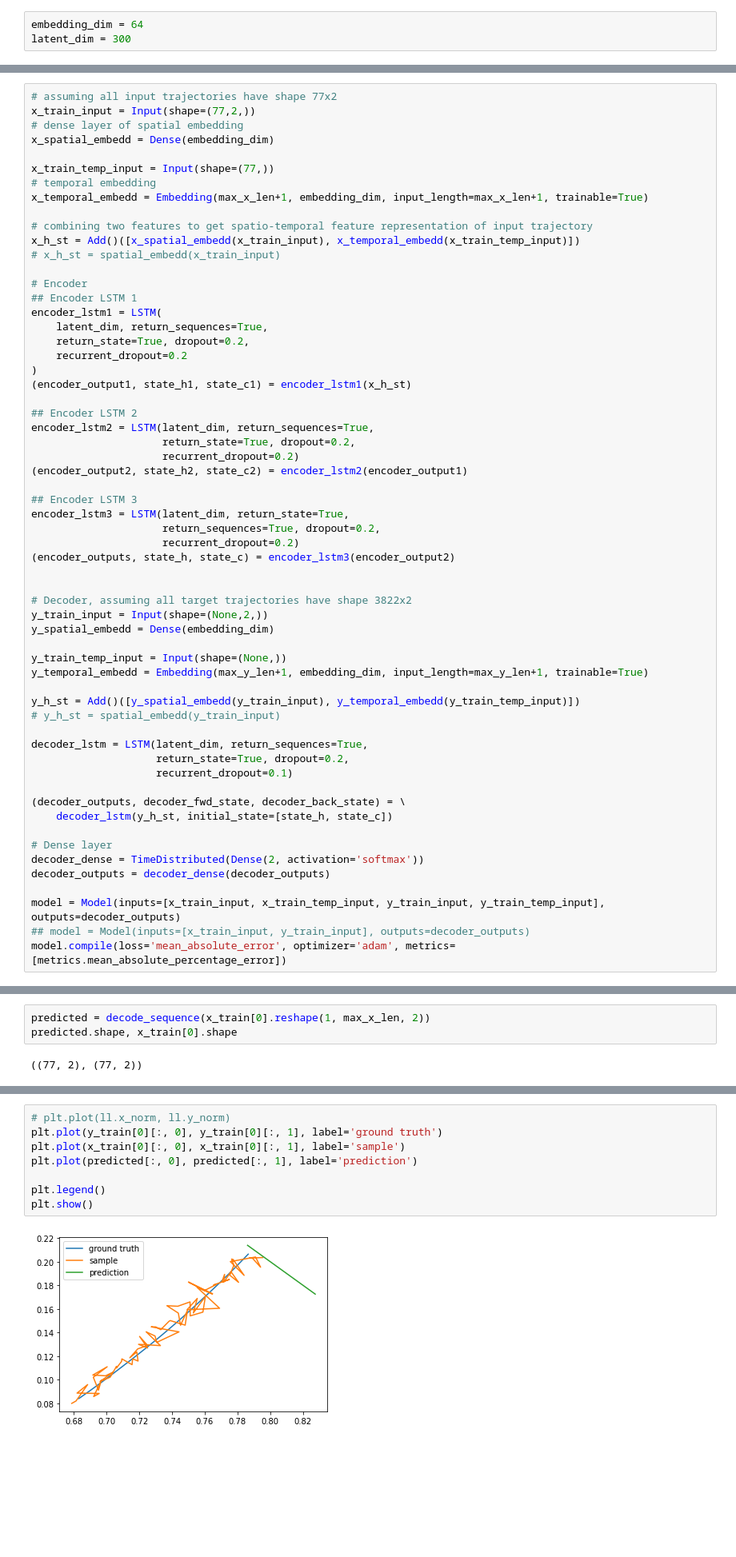
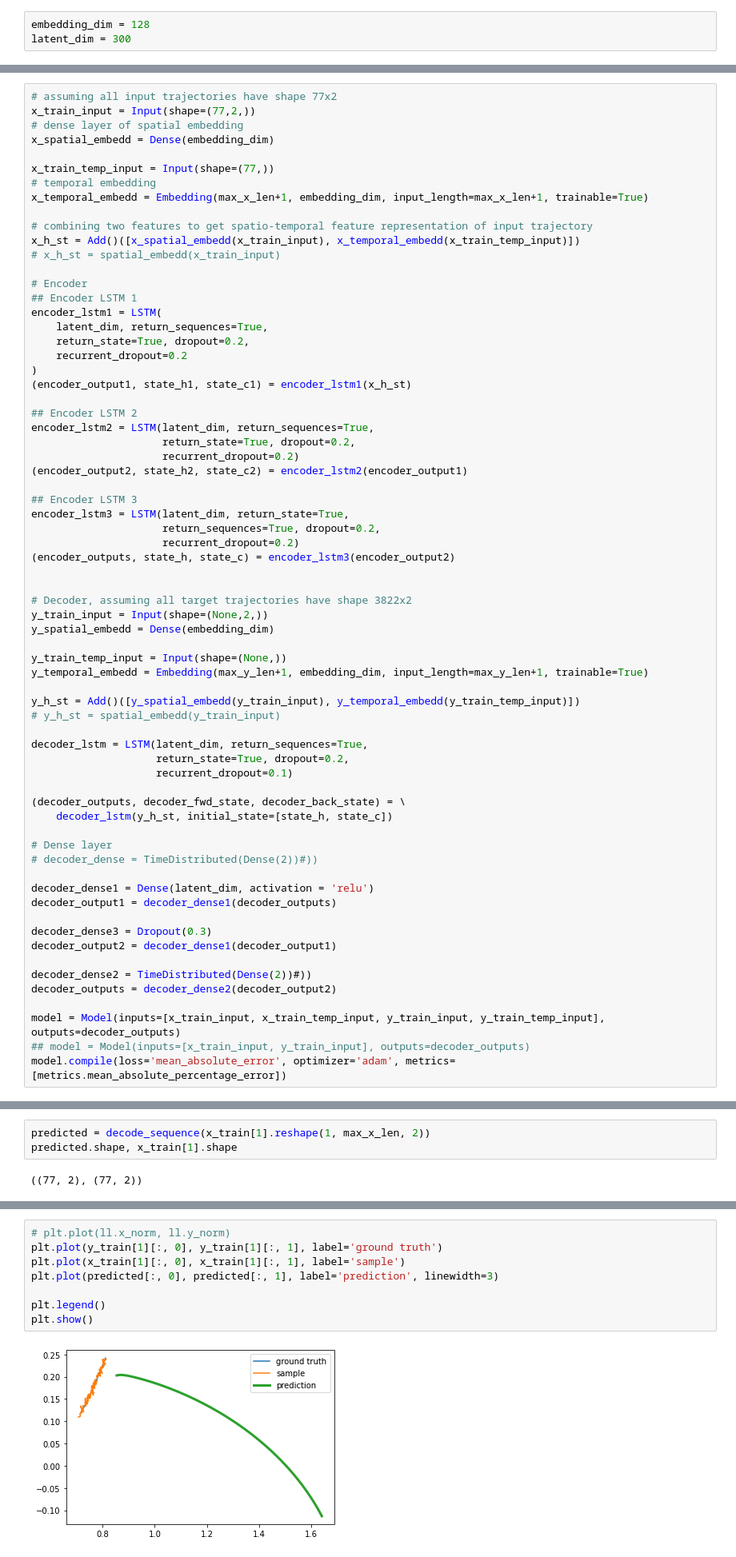
Before and after one commit to jarviskroos7/PATH_vehicle_localization, a Jupyter notebook: code/lstm_baseline.ipynb, the cells around one changed output, grey strips where cells are left out. Shown at 80% size. Saved outputs shown, nothing was run; the diff lists cells and outputs as text; blank space fills up the shorter version.

```diff
--- a/code/lstm_baseline.ipynb
+++ b/code/lstm_baseline.ipynb
@@ -138,7 +138,7 @@ x_train.shape, x_val.shape
 # %% [output]
 TensorShape([450, 77, 64])
 # %%
-embedding_dim = 64
+embedding_dim = 128
 latent_dim = 300
 # %% [markdown]
 ### network architecture
@@ -196,8 +196,16 @@ decoder_lstm = LSTM(latent_dim, return_sequences=True,
     decoder_lstm(y_h_st, initial_state=[state_h, state_c])
 
 # Dense layer
-decoder_dense = TimeDistributed(Dense(2, activation='softmax'))
-decoder_outputs = decoder_dense(decoder_outputs)
+# decoder_dense = TimeDistributed(Dense(2))#))
+
+decoder_dense1 = Dense(latent_dim, activation = 'relu')
+decoder_output1 = decoder_dense1(decoder_outputs)
+
+decoder_dense3 = Dropout(0.3)
+decoder_output2 = decoder_dense1(decoder_output1)
+
+decoder_dense2 = TimeDistributed(Dense(2))#))
+decoder_outputs = decoder_dense2(decoder_output2)
 
 model = Model(inputs=[x_train_input, x_train_temp_input, y_train_input, y_train_temp_input], outputs=decoder_outputs)
 ## model = Model(inputs=[x_train_input, y_train_input], outputs=decoder_outputs)
@@ -367,7 +358,7 @@ def decode_sequence(input_traj, pred_traj_length=77):
 
     return pred_traj
 # %%
-predicted = decode_sequence(x_train[0].reshape(1, max_x_len, 2))
-predicted.shape, x_train[0].shape
+predicted = decode_sequence(x_train[1].reshape(1, max_x_len, 2))
+predicted.shape, x_train[1].shape
 # %% [output]
 ((77, 2), (77, 2))
@@ -380,10 +375,10 @@ np.mean(tf.keras.metrics.mape(
 # %%
 # plt.plot(ll.x_norm, ll.y_norm)
-plt.plot(y_train[0][:, 0], y_train[0][:, 1], label='ground truth')
-plt.plot(x_train[0][:, 0], x_train[0][:, 1], label='sample')
-plt.plot(predicted[:, 0], predicted[:, 1], label='prediction')
+plt.plot(y_train[1][:, 0], y_train[1][:, 1], label='ground truth')
+plt.plot(x_train[1][:, 0], x_train[1][:, 1], label='sample')
+plt.plot(predicted[:, 0], predicted[:, 1], label='prediction', linewidth=3)
 
 plt.legend()
 plt.show()
 # %% [output]
-[figure, old version]
+[figure, new version]
```
Also changed, not shown: parts of 8 cells of this notebook, 14 other files.
